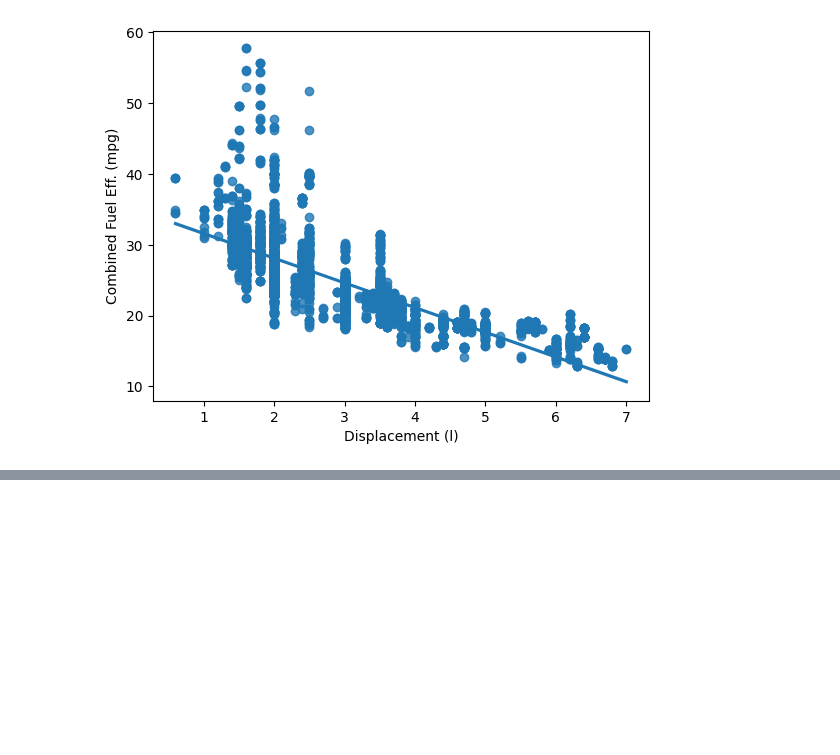
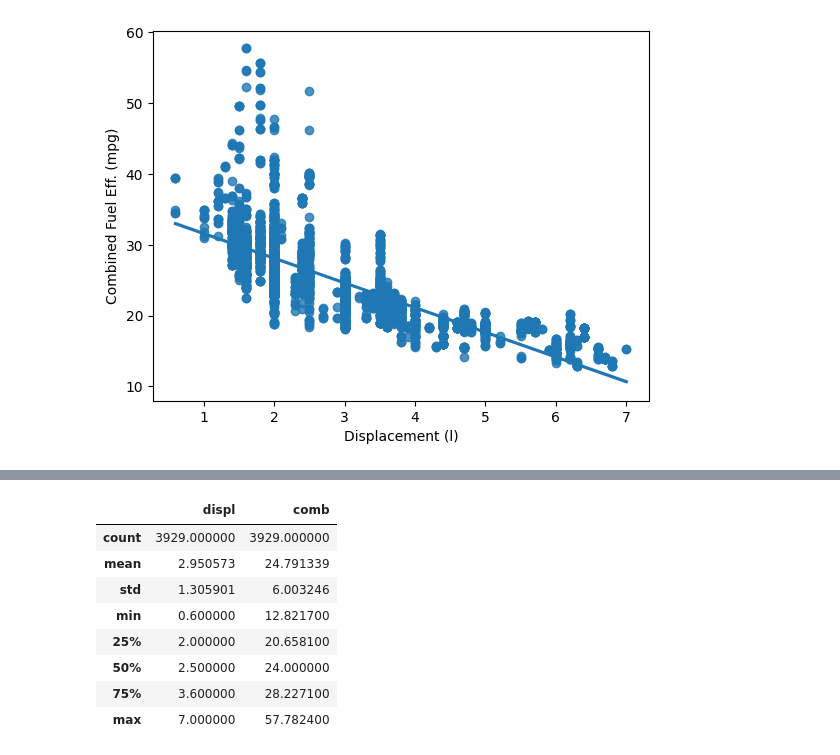
Before and after one commit to Awais-019/matplotlib-seaborn-introduction, a Jupyter notebook: bivariateplots.ipynb, the cells around one changed output, grey strips where cells are left out. Saved outputs shown, nothing was run; the diff lists cells and outputs as text; code cells hidden in the pictures; blank space fills up the shorter version.

```diff
--- a/bivariateplots.ipynb
+++ b/bivariateplots.ipynb
@@ -37,0 +55,12 @@ plt.ylabel('Avg. Combined Fuel Efficiency (mpg)');
+# %%
+fuel_econ[['displ', 'comb']].describe()
+# %% [output]
+|  | displ | comb |
+| count | 3929.000000 | 3929.000000 |
+| mean | 2.950573 | 24.791339 |
+| std | 1.305901 | 6.003246 |
+| min | 0.600000 | 12.821700 |
+| 25% | 2.000000 | 20.658100 |
+| 50% | 2.500000 | 24.000000 |
+| 75% | 3.600000 | 28.227100 |
+| max | 7.000000 | 57.782400 |
```
Also changed, not shown: parts of 3 cells of this notebook.
